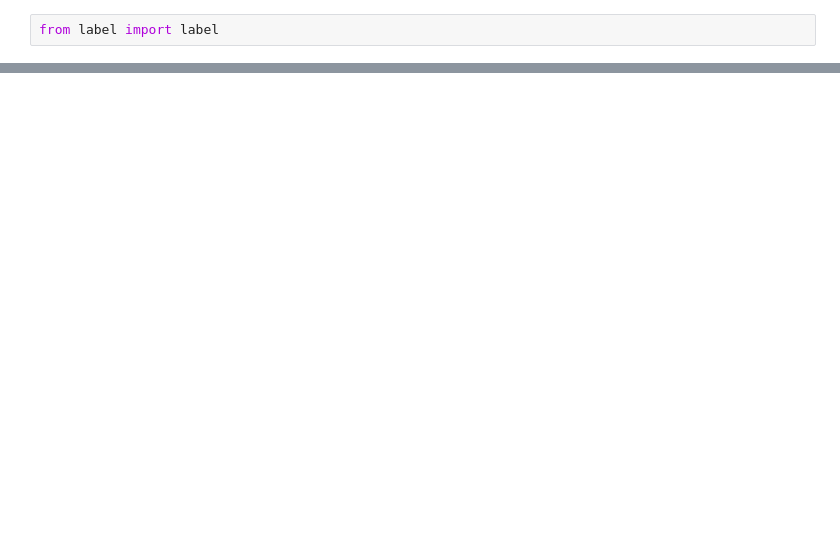
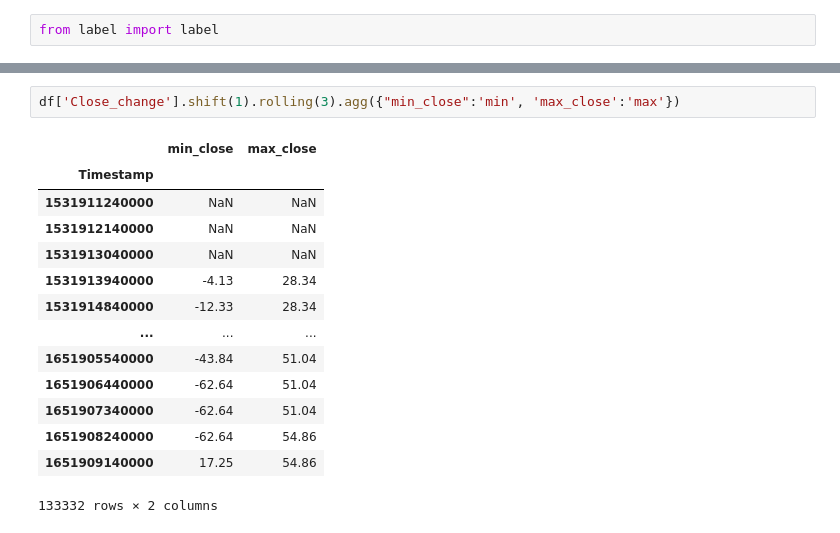
Before and after one commit to NgTMDuc/Bitcoin_Price_Prediction, a Jupyter notebook: base_feat.ipynb, the cells around one changed output, grey strips where cells are left out. Saved outputs shown, nothing was run; the diff lists cells and outputs as text; blank space fills up the shorter version.

```diff
--- a/base_feat.ipynb
+++ b/base_feat.ipynb
@@ -26,0 +38,17 @@ df
+# %%
+df['Close_change'].shift(1).rolling(3).agg({"min_close":'min', 'max_close':'max'})
+# %% [output]
+|  | min_close | max_close |
+| Timestamp |  |  |
+| 1531911240000 | NaN | NaN |
+| 1531912140000 | NaN | NaN |
+| 1531913040000 | NaN | NaN |
+| 1531913940000 | -4.13 | 28.34 |
+| 1531914840000 | -12.33 | 28.34 |
+| ... | ... | ... |
+| 1651905540000 | -43.84 | 51.04 |
+| 1651906440000 | -62.64 | 51.04 |
+| 1651907340000 | -62.64 | 51.04 |
+| 1651908240000 | -62.64 | 54.86 |
+| 1651909140000 | 17.25 | 54.86 |
+133332 rows × 2 columns
```
Also changed, not shown: parts of 38 cells of this notebook, 4 other files.
